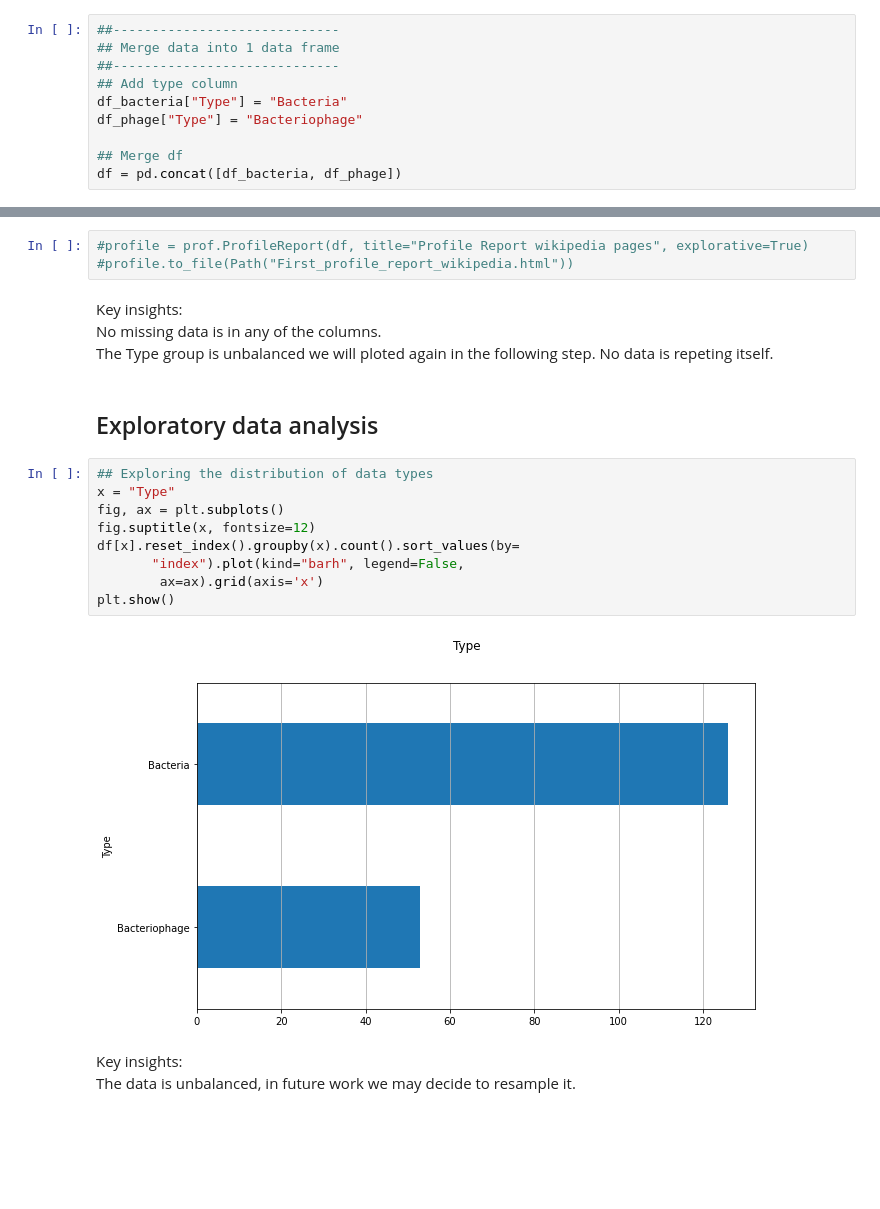
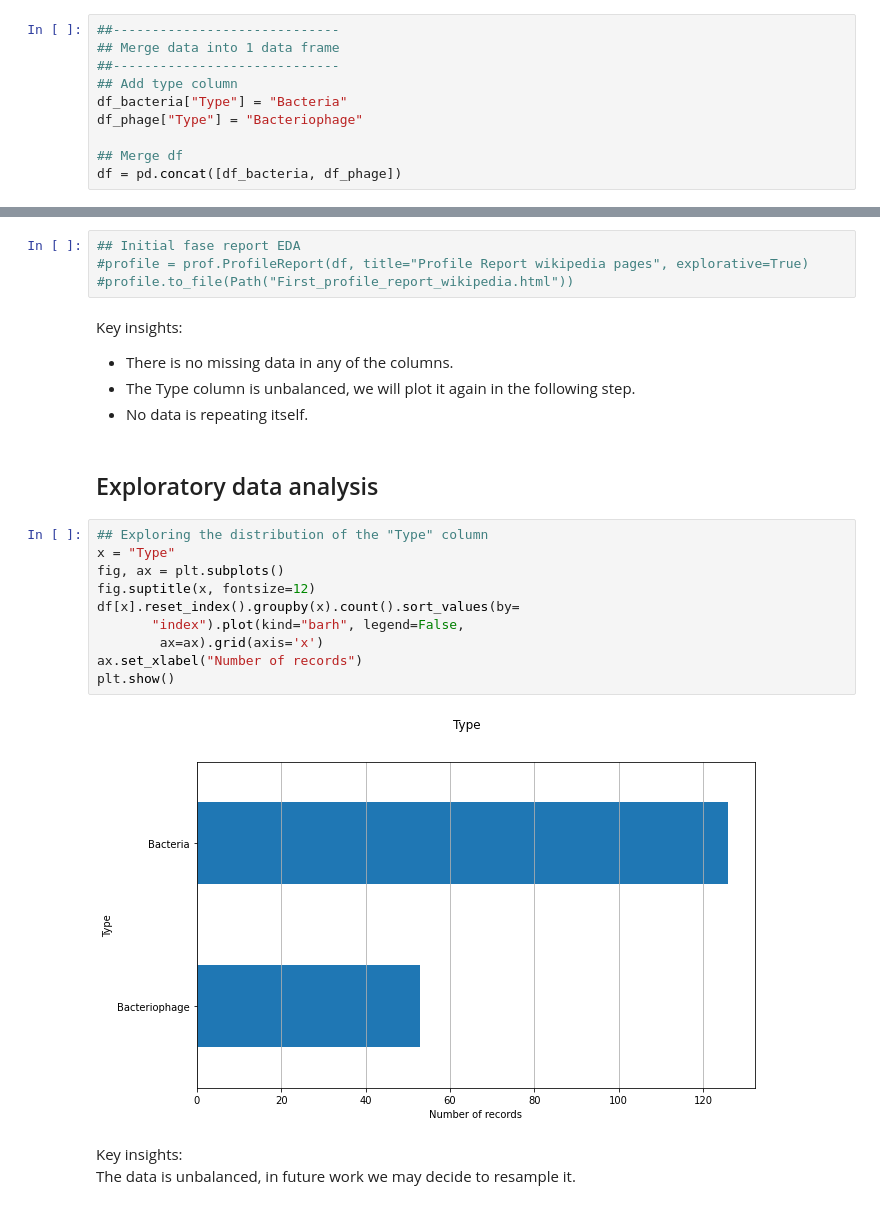
Before and after one commit to Eitams/NLP_Exercise, a Jupyter notebook: NLP_EDA.ipynb, the cells around one changed output, grey strips where cells are left out. Cells and saved outputs as stored; diff of their text form; blank space fills up the shorter version.

```diff
--- a/NLP_EDA.ipynb
+++ b/NLP_EDA.ipynb
@@ -101,24 +106,26 @@ df.head()
 # %%
+## Initial fase report EDA
 #profile = prof.ProfileReport(df, title="Profile Report wikipedia pages", explorative=True)
 #profile.to_file(Path("First_profile_report_wikipedia.html"))
 # %% [markdown]
 Key insights:
-No missing data is in any of the columns.
-The Type group is unbalanced we will ploted again in the following step.
-No data is repeting itself.
+- There is no missing data in any of the columns.
+- The Type column is unbalanced, we will plot it again in the following step.
+- No data is repeating itself.
 # %% [markdown]
 ## Exploratory data analysis
 # %%
-## Exploring the distribution of data types
+## Exploring the distribution of the "Type" column
 x = "Type"
 fig, ax = plt.subplots()
 fig.suptitle(x, fontsize=12)
 df[x].reset_index().groupby(x).count().sort_values(by=
        "index").plot(kind="barh", legend=False,
         ax=ax).grid(axis='x')
+ax.set_xlabel("Number of records")
 plt.show()
 # %% [output]
-[figure, old version]
+[figure, new version]
 # %% [markdown]
 Key insights:
 The data is unbalanced, in future work we may decide to resample it.
```
Also changed, not shown: parts of 60 cells of this notebook.
